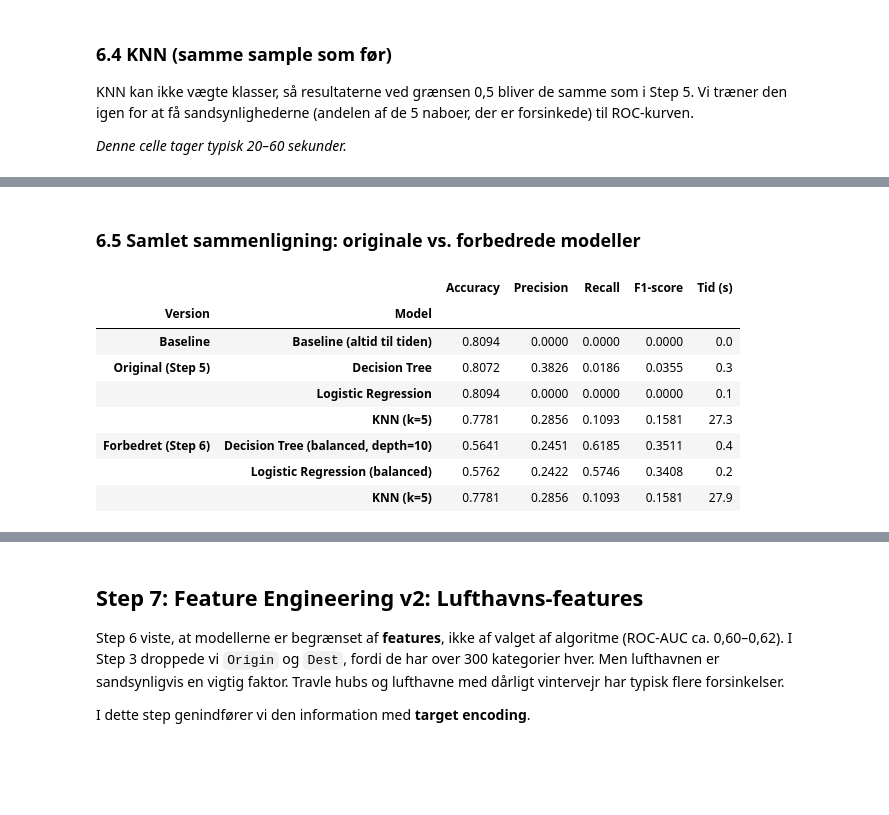
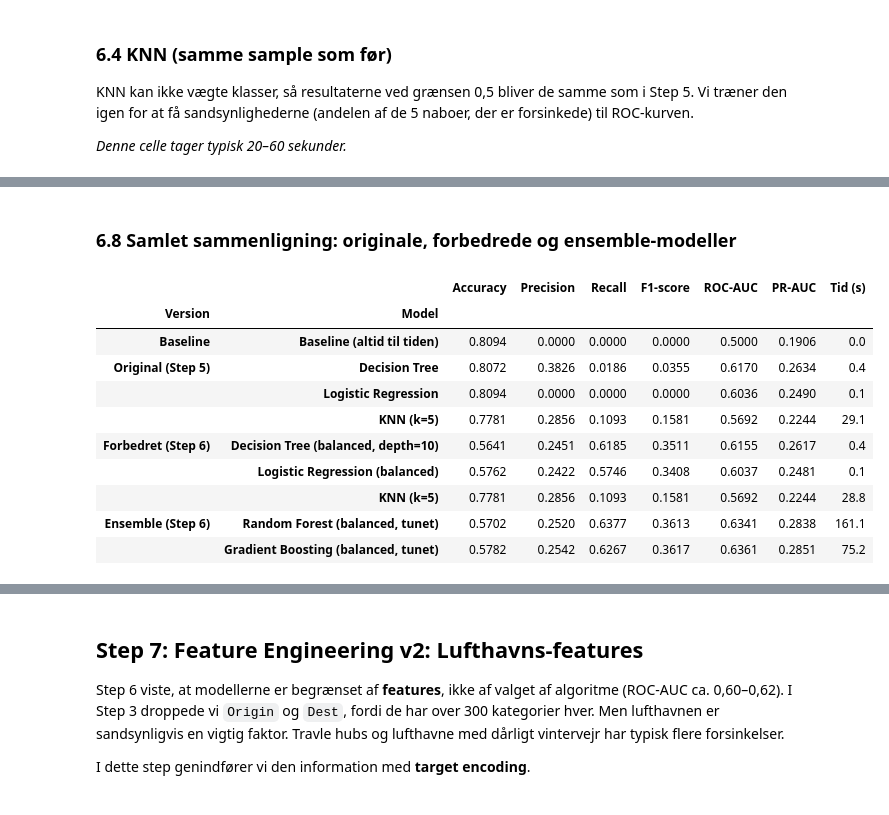
Before and after one commit to GustavDegn123/Airlines-Delay, a Jupyter notebook: flight_delay_prediction.ipynb, the cells around one changed output, grey strips where cells are left out. Saved outputs shown, nothing was run; the diff lists cells and outputs as text; code cells hidden in the pictures; blank space fills up the shorter version.

Commit message:
gradient and random forrest

```diff
--- a/flight_delay_prediction.ipynb
+++ b/flight_delay_prediction.ipynb
@@ -727,13 +738,18 @@ baseline = {
     "Precision": 0.0,
     "Recall": 0.0,
     "F1-score": 0.0,
+    "ROC-AUC": 0.5,               # samme score til alle fly = tilfældig rangering
+    "PR-AUC": y_test.mean(),      # average precision for en konstant score = andel forsinkede
     "Tid (s)": 0.0,
 }
 
+METRIC_COLS = ["Accuracy", "Precision", "Recall", "F1-score", "ROC-AUC", "PR-AUC", "Tid (s)"]
+ROUNDING = {col: 4 for col in METRIC_COLS} | {"Tid (s)": 1}
+
 comparison = (
     pd.DataFrame([baseline] + results)
-    .set_index("Model")
-    .round({"Accuracy": 4, "Precision": 4, "Recall": 4, "F1-score": 4, "Tid (s)": 1})
+    .set_index("Model")[METRIC_COLS]
+    .round(ROUNDING)
 )
 display(comparison)
 # %% [output]
@@ -803,12 +824,21 @@ from sklearn.metrics import roc_auc_score, roc_curve
 
 improved_results = []  # metrics for de forbedrede modeller
 probas = {}            # sandsynligheder på test-sættet til ROC-kurver
+ensemble_results = []  # metrics for ensemble-modellerne (6.5-6.7)
+ensemble_probas = {}   # sandsynligheder for ensemble-modellerne
 
 
-def evaluate_improved(name, model):
-    """Træn model, print metrics, vis confusion matrix og gem sandsynligheder til ROC."""
+def evaluate_improved(name, model, results_list=None, proba_dict=None, fit_params=None):
+    """Træn model, print metrics, vis confusion matrix og gem sandsynligheder til ROC.
+
+    Returnerer den trænede model. results_list/proba_dict angiver hvor resultaterne gemmes
+    (standard: improved_results/probas), og fit_params sendes videre til model.fit().
+    """
+    results_list = improved_results if results_list is None else results_list
+    proba_dict = probas if proba_dict is None else proba_dict
+
     start = time.time()
-    model.fit(X_train, y_train)
+    model.fit(X_train, y_train, **(fit_params or {}))
     y_proba = model.predict_proba(X_test)[:, 1]  # sandsynlighed for "forsinket"
     y_pred = (y_proba >= 0.5).astype(int)        # samme grænse som predict()
     elapsed = time.time() - start
@@ -819,13 +849,15 @@ def evaluate_improved(name, model):
         "Precision": precision_score(y_test, y_pred, zero_division=0),
         "Recall": recall_score(y_test, y_pred),
         "F1-score": f1_score(y_test, y_pred),
+        "ROC-AUC": roc_auc_score(y_test, y_proba),
+        "PR-AUC": average_precision_score(y_test, y_proba),
         "Tid (s)": elapsed,
     }
-    improved_results.append(metrics)
-    probas[name] = y_proba
+    results_list.append(metrics)
+    proba_dict[name] = y_proba
 
     print(f"=== {name} ===  (træning + forudsigelse: {elapsed:.1f} s)")
-    for key in ["Accuracy", "Precision", "Recall", "F1-score"]:
+    for key in ["Accuracy", "Precision", "Recall", "F1-score", "ROC-AUC", "PR-AUC"]:
         print(f"{key:<10} {metrics[key]:.4f}")
 
     # Confusion matrix som heatmap (samme stil som Step 5)
@@ -838,6 +870,8 @@ def evaluate_improved(name, model):
     ax.set_ylabel("Faktisk")
     plt.tight_layout()
     plt.show()
+
+    return model
 # %% [markdown]
 ### 6.2 Decision Tree: vælg den bedste `max_depth`
 
@@ -933,26 +1133,29 @@ F1-score   0.1581
 # %% [markdown]
-### 6.5 Samlet sammenligning: originale vs. forbedrede modeller
+### 6.8 Samlet sammenligning: originale, forbedrede og ensemble-modeller
 # %%
 all_results = pd.concat([
     pd.DataFrame([baseline]).assign(Version="Baseline"),
     pd.DataFrame(results).assign(Version="Original (Step 5)"),
     pd.DataFrame(improved_results).assign(Version="Forbedret (Step 6)"),
+    pd.DataFrame(ensemble_results).assign(Version="Ensemble (Step 6)"),
 ])
 
 comparison_all = (
     all_results
-    .set_index(["Version", "Model"])
-    .round({"Accuracy": 4, "Precision": 4, "Recall": 4, "F1-score": 4, "Tid (s)": 1})
+    .set_index(["Version", "Model"])[METRIC_COLS]
+    .round(ROUNDING)
 )
 display(comparison_all)
 # %% [output]
-|  |  | Accuracy | Precision | Recall | F1-score | Tid (s) |
-| Version | Model |  |  |  |  |  |
-| Baseline | Baseline (altid til tiden) | 0.8094 | 0.0000 | 0.0000 | 0.0000 | 0.0 |
-| Original (Step 5) | Decision Tree | 0.8072 | 0.3826 | 0.0186 | 0.0355 | 0.3 |
-|  | Logistic Regression | 0.8094 | 0.0000 | 0.0000 | 0.0000 | 0.1 |
-|  | KNN (k=5) | 0.7781 | 0.2856 | 0.1093 | 0.1581 | 27.3 |
-| Forbedret (Step 6) | Decision Tree (balanced, depth=10) | 0.5641 | 0.2451 | 0.6185 | 0.3511 | 0.4 |
-|  | Logistic Regression (balanced) | 0.5762 | 0.2422 | 0.5746 | 0.3408 | 0.2 |
-|  | KNN (k=5) | 0.7781 | 0.2856 | 0.1093 | 0.1581 | 27.9 |
+|  |  | Accuracy | Precision | Recall | F1-score | ROC-AUC | PR-AUC | Tid (s) |
+| Version | Model |  |  |  |  |  |  |  |
+| Baseline | Baseline (altid til tiden) | 0.8094 | 0.0000 | 0.0000 | 0.0000 | 0.5000 | 0.1906 | 0.0 |
+| Original (Step 5) | Decision Tree | 0.8072 | 0.3826 | 0.0186 | 0.0355 | 0.6170 | 0.2634 | 0.4 |
+|  | Logistic Regression | 0.8094 | 0.0000 | 0.0000 | 0.0000 | 0.6036 | 0.2490 | 0.1 |
+|  | KNN (k=5) | 0.7781 | 0.2856 | 0.1093 | 0.1581 | 0.5692 | 0.2244 | 29.1 |
+| Forbedret (Step 6) | Decision Tree (balanced, depth=10) | 0.5641 | 0.2451 | 0.6185 | 0.3511 | 0.6155 | 0.2617 | 0.4 |
+|  | Logistic Regression (balanced) | 0.5762 | 0.2422 | 0.5746 | 0.3408 | 0.6037 | 0.2481 | 0.1 |
+|  | KNN (k=5) | 0.7781 | 0.2856 | 0.1093 | 0.1581 | 0.5692 | 0.2244 | 28.8 |
+| Ensemble (Step 6) | Random Forest (balanced, tunet) | 0.5702 | 0.2520 | 0.6377 | 0.3613 | 0.6341 | 0.2838 | 161.1 |
+|  | Gradient Boosting (balanced, tunet) | 0.5782 | 0.2542 | 0.6267 | 0.3617 | 0.6361 | 0.2851 | 75.2 |
 # %% [markdown]
```
Also changed, not shown: parts of 36 cells of this notebook.
